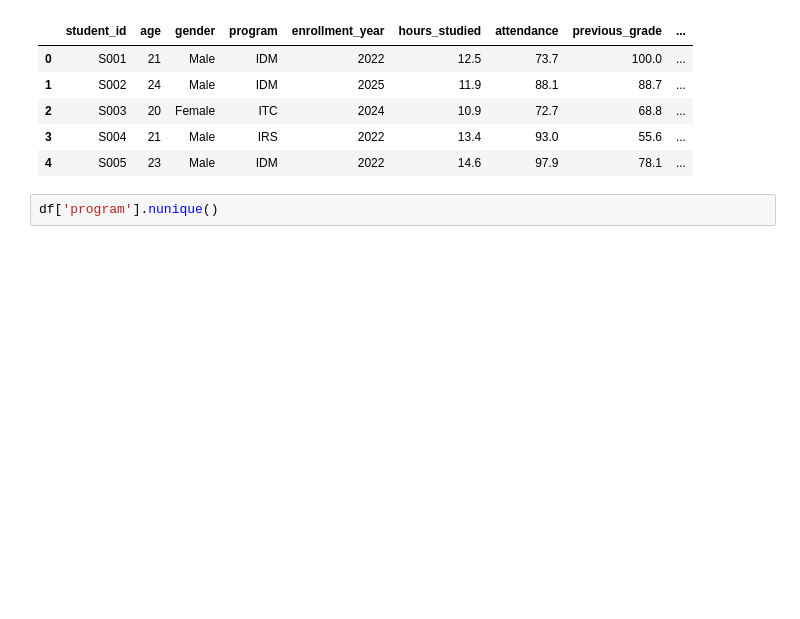
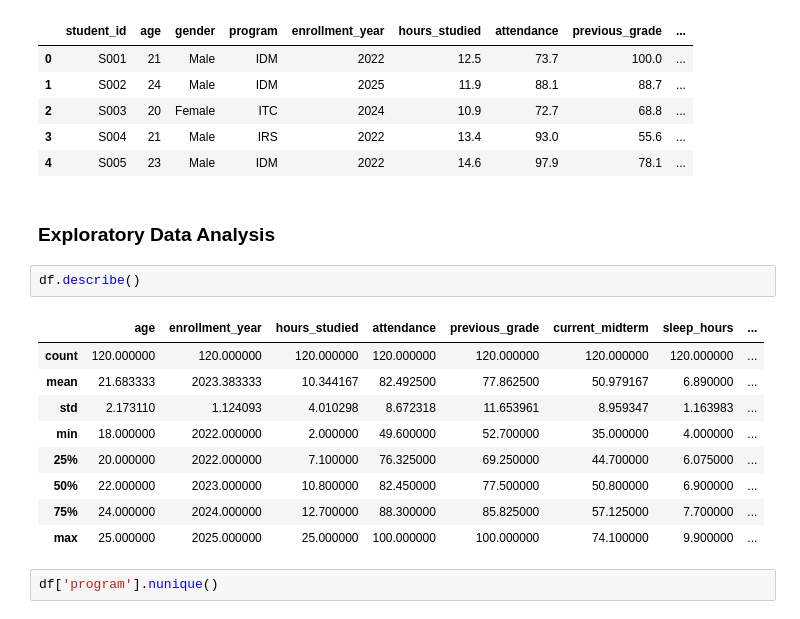
Before and after one commit to A01801224/Modulo_3_Bkron, a Jupyter notebook: Ejercicio_6/Modulo_3_Ejercicio_6.ipynb, the cells around one changed output. Drawn from its saved outputs; the diff is of its cells as text; blank space fills up the shorter version.

```diff
--- a/Ejercicio_6/Modulo_3_Ejercicio_6.ipynb
+++ b/Ejercicio_6/Modulo_3_Ejercicio_6.ipynb
@@ -25,6 +27,20 @@ df.head()
 | 2 | S003 | 20 | Female | ITC | 2024 | 10.9 | 72.7 | 68.8 | ... |
 | 3 | S004 | 21 | Male | IRS | 2022 | 13.4 | 93.0 | 55.6 | ... |
 | 4 | S005 | 23 | Male | IDM | 2022 | 14.6 | 97.9 | 78.1 | ... |
+# %% [markdown]
+### Exploratory Data Analysis
+# %%
+df.describe()
+# %% [output]
+|  | age | enrollment_year | hours_studied | attendance | previous_grade | current_midterm | sleep_hours | ... |
+| count | 120.000000 | 120.000000 | 120.000000 | 120.000000 | 120.000000 | 120.000000 | 120.000000 | ... |
+| mean | 21.683333 | 2023.383333 | 10.344167 | 82.492500 | 77.862500 | 50.979167 | 6.890000 | ... |
+| std | 2.173110 | 1.124093 | 4.010298 | 8.672318 | 11.653961 | 8.959347 | 1.163983 | ... |
+| min | 18.000000 | 2022.000000 | 2.000000 | 49.600000 | 52.700000 | 35.000000 | 4.000000 | ... |
+| 25% | 20.000000 | 2022.000000 | 7.100000 | 76.325000 | 69.250000 | 44.700000 | 6.075000 | ... |
+| 50% | 22.000000 | 2023.000000 | 10.800000 | 82.450000 | 77.500000 | 50.800000 | 6.900000 | ... |
+| 75% | 24.000000 | 2024.000000 | 12.700000 | 88.300000 | 85.825000 | 57.125000 | 7.700000 | ... |
+| max | 25.000000 | 2025.000000 | 25.000000 | 100.000000 | 100.000000 | 74.100000 | 9.900000 | ... |
 # %%
 df['program'].nunique()
 # %% [output]
```
Also changed, not shown: parts of 16 cells of this notebook.
